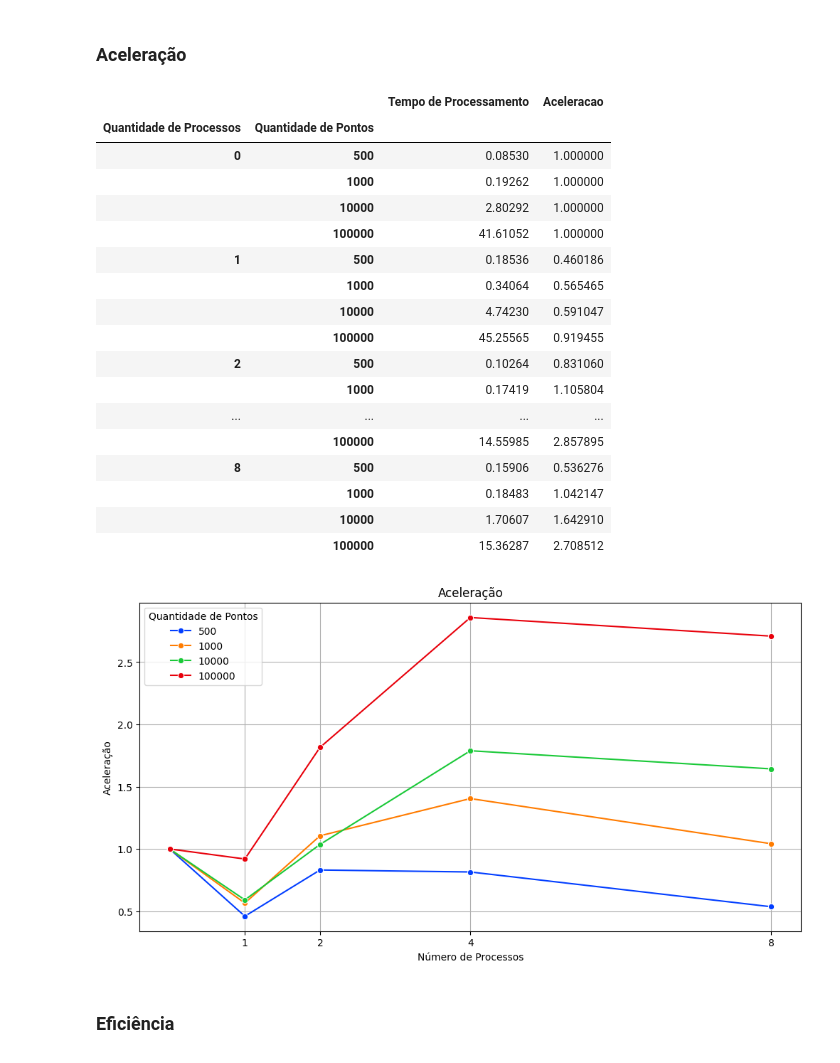
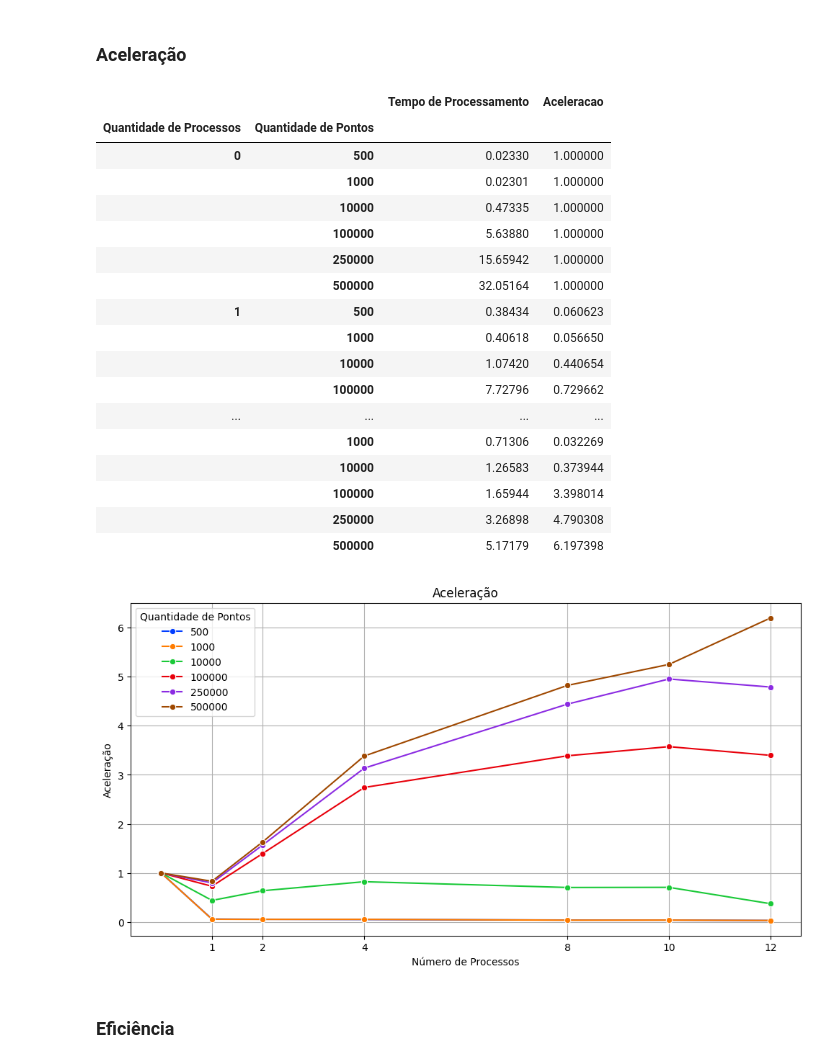
Before and after one commit to Igor-dJS/k-means_concorrente, a Jupyter notebook: logs/analise_log_execucao_kmeans.ipynb, the cells around one changed output. Drawn from its saved outputs; the diff is of its cells as text; code cells hidden in the pictures.

Commit message:
Adiciona README.md, atualiza e sobe mais arquivos/dados de teste de análises de desempenho

```diff
--- a/logs/analise_log_execucao_kmeans.ipynb
+++ b/logs/analise_log_execucao_kmeans.ipynb
@@ -17,7 +23,8 @@ import matplotlib.pyplot as plt
 # %%
-# Carrega o arquivo com tempos de execução
+# Carrega o arquivo com tempos de execução baseado nos dados informados na célula anterior
 nomes_das_colunas = ['Quantidade de Processos', 'Quantidade de Pontos', "Tempo de Processamento"]
-df = pd.read_csv("./log_execucao_kmeans.csv", header=None, names=nomes_das_colunas)
+caminho_arquivo_logs = f"./log_execucao_kmeans_{n_clusters}_clusters_{n_attributes}_attributes.csv" #Caminho do arquivo de logs
+df = pd.read_csv(caminho_arquivo_logs, header=None, names=nomes_das_colunas)
 df
 # %% [output]
 |  | Quantidade de Processos | Quantidade de Pontos | Tempo de Processamento |
@@ -75,36 +125,36 @@ df_medias
 # %% [output]
 |  |  | Tempo de Processamento | Aceleracao |
 | Quantidade de Processos | Quantidade de Pontos |  |  |
-| 0 | 500 | 0.08530 | 1.000000 |
-|  | 1000 | 0.19262 | 1.000000 |
-|  | 10000 | 2.80292 | 1.000000 |
-|  | 100000 | 41.61052 | 1.000000 |
-| 1 | 500 | 0.18536 | 0.460186 |
-|  | 1000 | 0.34064 | 0.565465 |
-|  | 10000 | 4.74230 | 0.591047 |
-|  | 100000 | 45.25565 | 0.919455 |
-| 2 | 500 | 0.10264 | 0.831060 |
-|  | 1000 | 0.17419 | 1.105804 |
+| 0 | 500 | 0.02330 | 1.000000 |
+|  | 1000 | 0.02301 | 1.000000 |
+|  | 10000 | 0.47335 | 1.000000 |
+|  | 100000 | 5.63880 | 1.000000 |
+|  | 250000 | 15.65942 | 1.000000 |
+|  | 500000 | 32.05164 | 1.000000 |
+| 1 | 500 | 0.38434 | 0.060623 |
+|  | 1000 | 0.40618 | 0.056650 |
+|  | 10000 | 1.07420 | 0.440654 |
+|  | 100000 | 7.72796 | 0.729662 |
 | ... | ... | ... | ... |
-|  | 100000 | 14.55985 | 2.857895 |
-| 8 | 500 | 0.15906 | 0.536276 |
-|  | 1000 | 0.18483 | 1.042147 |
-|  | 10000 | 1.70607 | 1.642910 |
-|  | 100000 | 15.36287 | 2.708512 |
+|  | 1000 | 0.71306 | 0.032269 |
+|  | 10000 | 1.26583 | 0.373944 |
+|  | 100000 | 1.65944 | 3.398014 |
+|  | 250000 | 3.26898 | 4.790308 |
+|  | 500000 | 5.17179 | 6.197398 |
 # %%
 # Criar o gráfico de linhas
 plt.figure(figsize=(12, 6))
 sns.lineplot(data=df_medias, x='Quantidade de Processos', y='Aceleracao', hue='Quantidade de Pontos', marker='o', palette="bright")
 
 # Configurações do gráfico
 plt.title('Aceleração')
 plt.xlabel('Número de Processos')
 plt.ylabel('Aceleração')
 plt.grid(True)
-plt.xticks([1, 2, 4, 8])
+plt.xticks([1, 2, 4, 8, 10, 12])
 plt.show()
 # %% [output]
-[figure, old version]
+[figure, new version]
 # %% [markdown]
 ### Eficiência
 # %%
```
Also changed, not shown: parts of 15 cells of this notebook, 24 other files.
